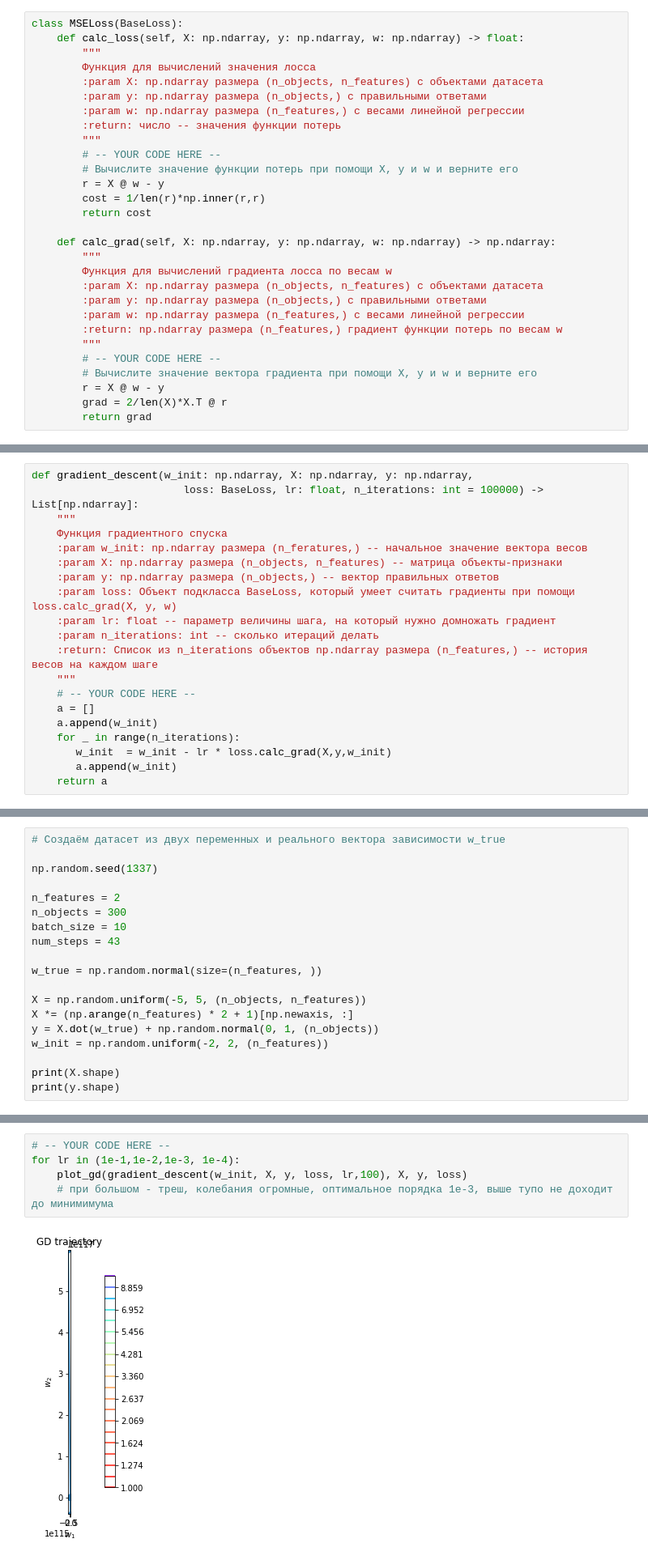
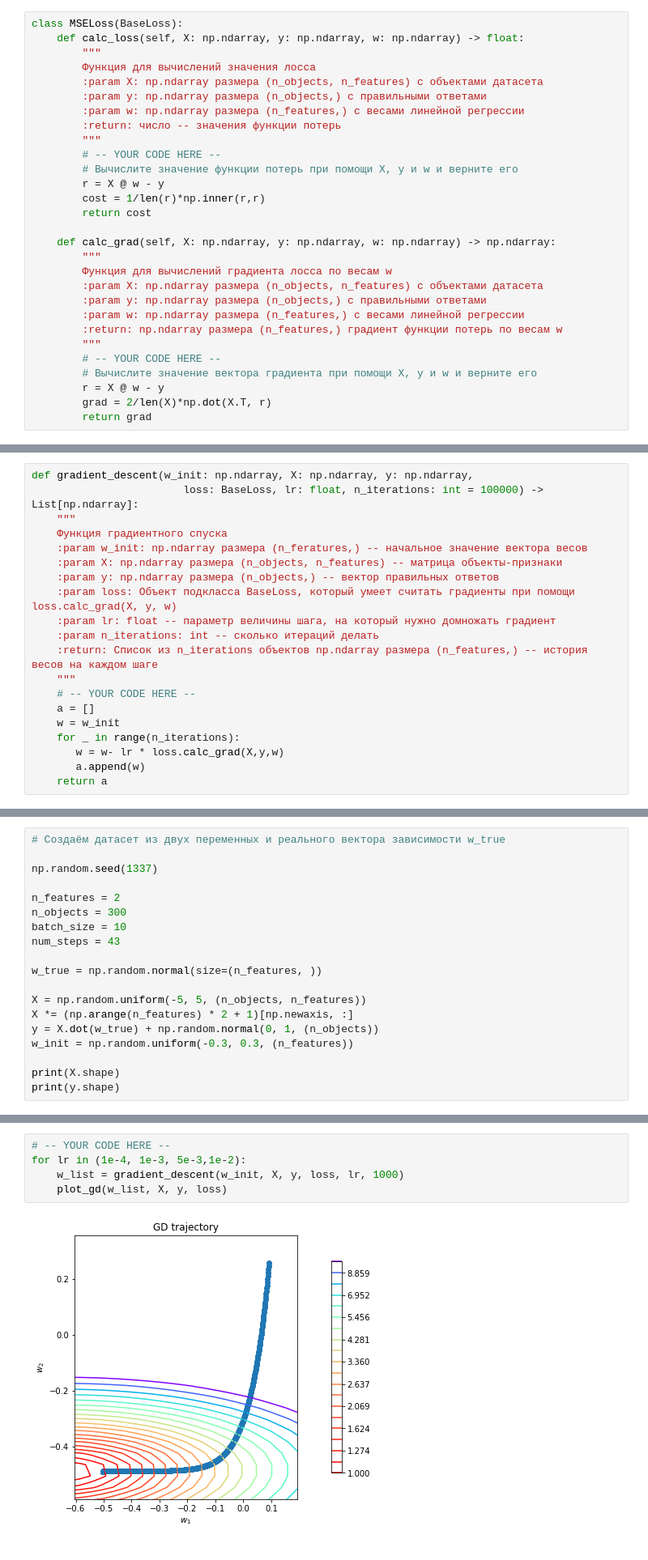
Before and after one commit to KozlovKY/iad-part_1, a Jupyter notebook: iad_5/hw05_gd_KozlovKirill.ipynb, the cells around one changed output, grey strips where cells are left out. Shown at 81% size. Saved outputs shown, nothing was run; the diff lists cells and outputs as text.

```diff
--- a/iad_5/hw05_gd_KozlovKirill.ipynb
+++ b/iad_5/hw05_gd_KozlovKirill.ipynb
@@ -106,7 +106,7 @@ class MSELoss(BaseLoss):
         # -- YOUR CODE HERE --
         # Вычислите значение вектора градиента при помощи X, y и w и верните его
         r = X @ w - y
-        grad = 2/len(X)*X.T @ r
+        grad = 2/len(X)*np.dot(X.T, r)
         return grad
 # %% [markdown]
 Теперь мы можем создать объект `MSELoss` и при помощи него вычислять значение нашей функции потерь и градиенты:
@@ -167,10 +167,10 @@ def gradient_descent(w_init: np.ndarray, X: np.ndarray, y: np.ndarray,
     """
     # -- YOUR CODE HERE --
     a = []
-    a.append(w_init)
+    w = w_init
     for _ in range(n_iterations):
-       w_init  = w_init - lr * loss.calc_grad(X,y,w_init)
-       a.append(w_init)
+       w = w- lr * loss.calc_grad(X,y,w)
+       a.append(w)
     return a
 # %% [markdown]
 Теперь создадим синтетический датасет и функцию, которая будет рисовать траекторию градиентного спуска по истории:
@@ -189,7 +189,7 @@ w_true = np.random.normal(size=(n_features, ))
 X = np.random.uniform(-5, 5, (n_objects, n_features))
 X *= (np.arange(n_features) * 2 + 1)[np.newaxis, :]
 y = X.dot(w_true) + np.random.normal(0, 1, (n_objects))
-w_init = np.random.uniform(-2, 2, (n_features))
+w_init = np.random.uniform(-0.3, 0.3, (n_features))
 
 print(X.shape)
 print(y.shape)
@@ -252,8 +252,8 @@ def plot_gd(w_list: Iterable, X: np.ndarray, y: np.ndarray, loss: BaseLoss):
 * Хорошие значения для `lr` могут лежать в промежутке от 0.0001 до 0.1
 # %%
 # -- YOUR CODE HERE --
-for lr in (1e-1,1e-2,1e-3, 1e-4):
-    plot_gd(gradient_descent(w_init, X, y, loss, lr,100), X, y, loss)
-    # при большом - треш, колебания огромные, оптимальное порядка 1е-3, выше тупо не доходит до минимимума
+for lr in (1e-4, 1e-3, 5e-3,1e-2):
+    w_list = gradient_descent(w_init, X, y, loss, lr, 1000)
+    plot_gd(w_list, X, y, loss)
 # %% [output]
-[figure, old version]
+[figure, new version]
```
Also changed, not shown: parts of 34 cells of this notebook, 14 other files.
